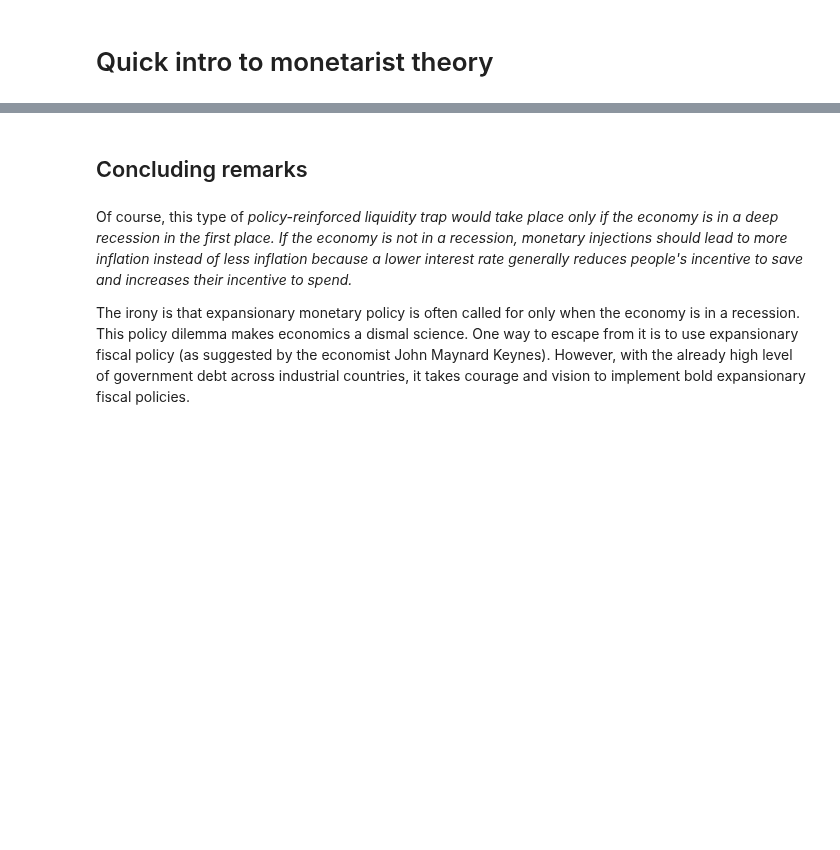
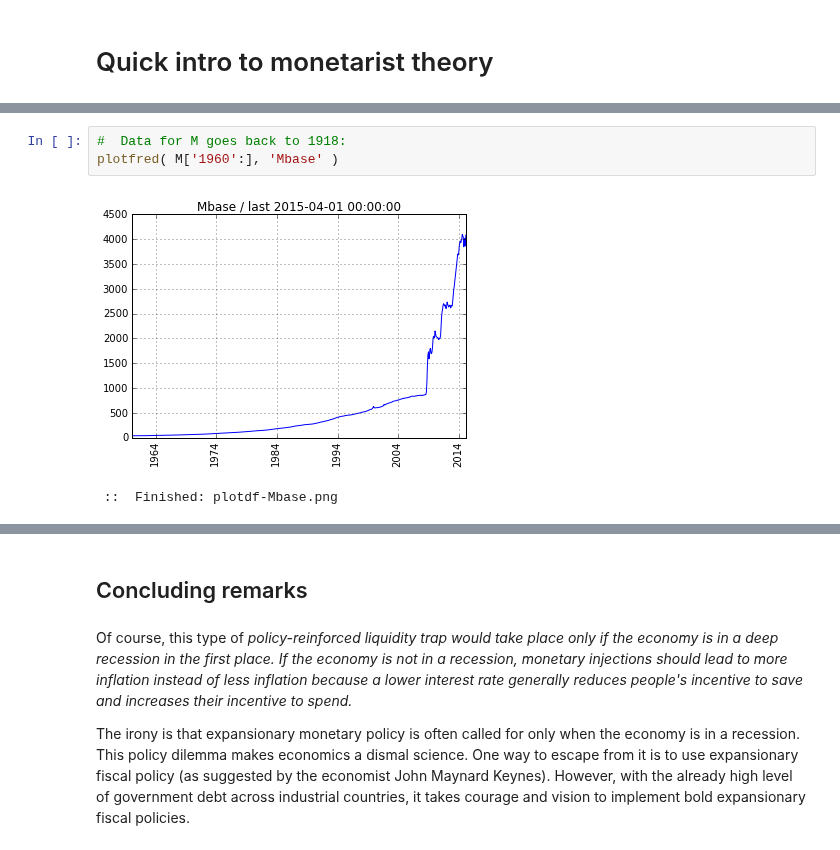
Before and after one commit to rsvp/fecon235, a Jupyter notebook: nb/fred-infl-velocity.ipynb, the cells around one changed output, grey strips where cells are left out. Drawn from its saved outputs; the diff is of its cells as text; blank space fills up the shorter version.

```diff
--- a/nb/fred-infl-velocity.ipynb
+++ b/nb/fred-infl-velocity.ipynb
@@ -235,0 +173,6 @@ The annual average return for Treasury bills since 2010 is a mere 8 bp. (So \$10
+# %%
+#  Data for M goes back to 1918:
+plotfred( M['1960':], 'Mbase' )
+# %% [output]
+[figure, added]
+ ::  Finished: plotdf-Mbase.png
```
Also changed, not shown: parts of 87 cells of this notebook.
